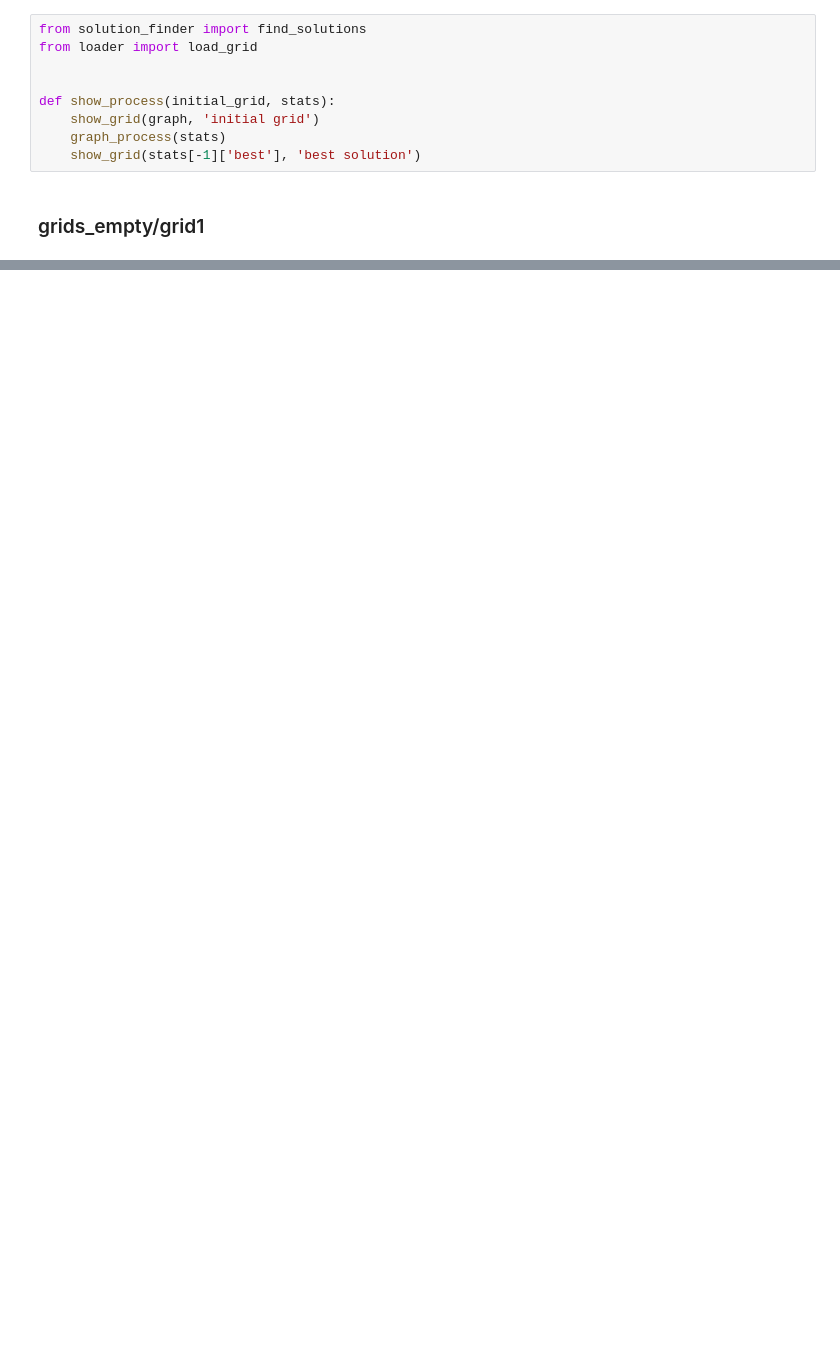
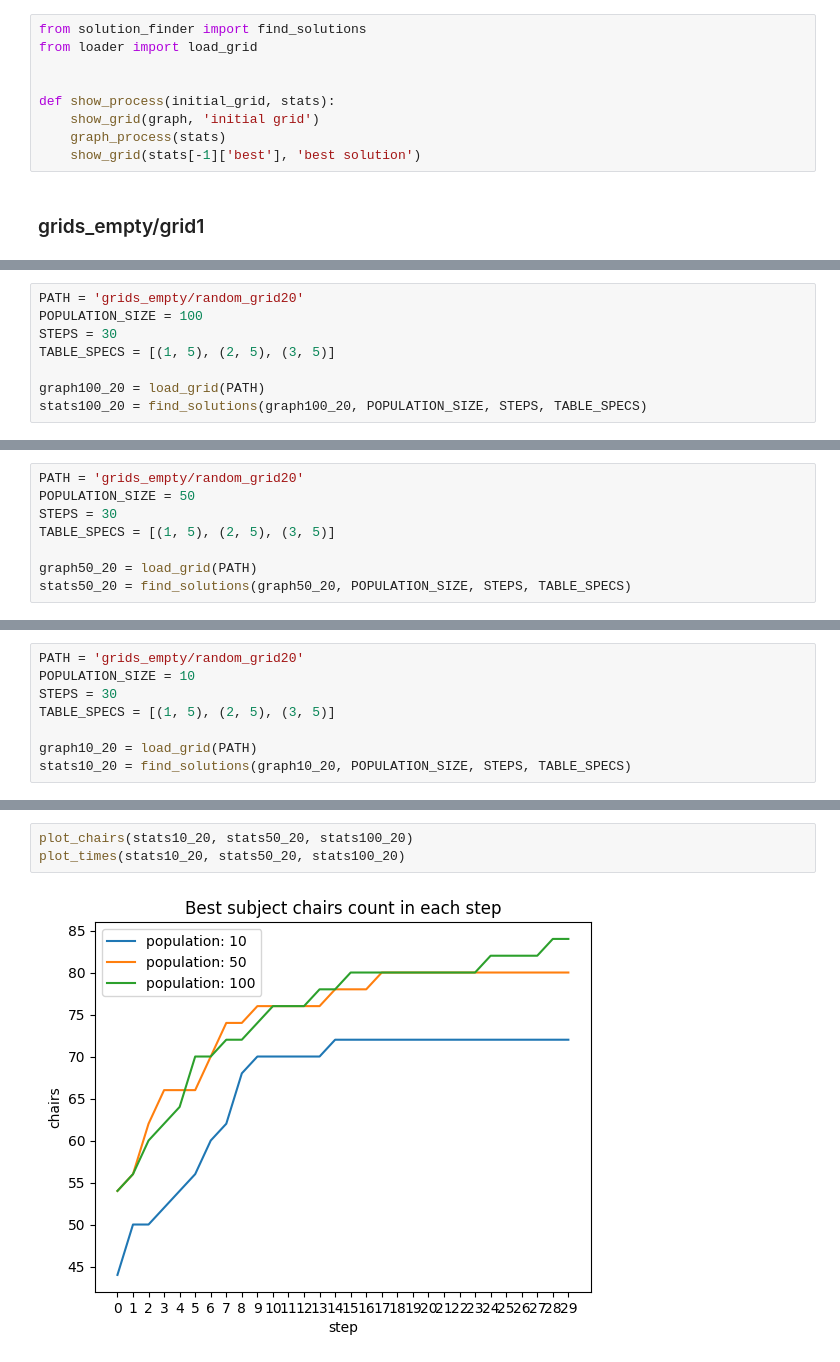
Before and after one commit to wojciechloboda/badania-operacyjne, a Jupyter notebook: tests.ipynb, the cells around one changed output, grey strips where cells are left out. Cells and saved outputs as stored; diff of their text form; blank space fills up the shorter version.

```diff
--- a/tests.ipynb
+++ b/tests.ipynb
@@ -248,0 +271,8 @@ BYYY
+# %%
+PATH = 'grids_empty/random_grid20'
+POPULATION_SIZE = 100
+STEPS = 30
+TABLE_SPECS = [(1, 5), (2, 5), (3, 5)]
+
+graph100_20 = load_grid(PATH)
+stats100_20 = find_solutions(graph100_20, POPULATION_SIZE, STEPS, TABLE_SPECS)
@@ -248,0 +297,8 @@ BYYY
+# %%
+PATH = 'grids_empty/random_grid20'
+POPULATION_SIZE = 50
+STEPS = 30
+TABLE_SPECS = [(1, 5), (2, 5), (3, 5)]
+
+graph50_20 = load_grid(PATH)
+stats50_20 = find_solutions(graph50_20, POPULATION_SIZE, STEPS, TABLE_SPECS)
@@ -248,0 +323,8 @@ BYYY
+# %%
+PATH = 'grids_empty/random_grid20'
+POPULATION_SIZE = 10
+STEPS = 30
+TABLE_SPECS = [(1, 5), (2, 5), (3, 5)]
+
+graph10_20 = load_grid(PATH)
+stats10_20 = find_solutions(graph10_20, POPULATION_SIZE, STEPS, TABLE_SPECS)
@@ -248,0 +349,5 @@ BYYY
+# %%
+plot_chairs(stats10_20, stats50_20, stats100_20)
+plot_times(stats10_20, stats50_20, stats100_20)
+# %% [output]
+[figure, added]
```
Also changed, not shown: parts of 22 cells of this notebook, 6 other files.
